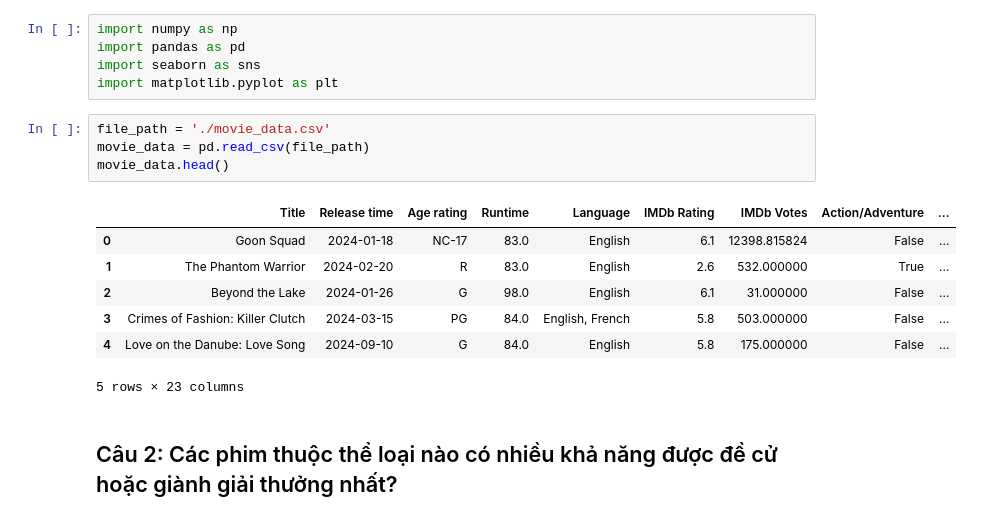
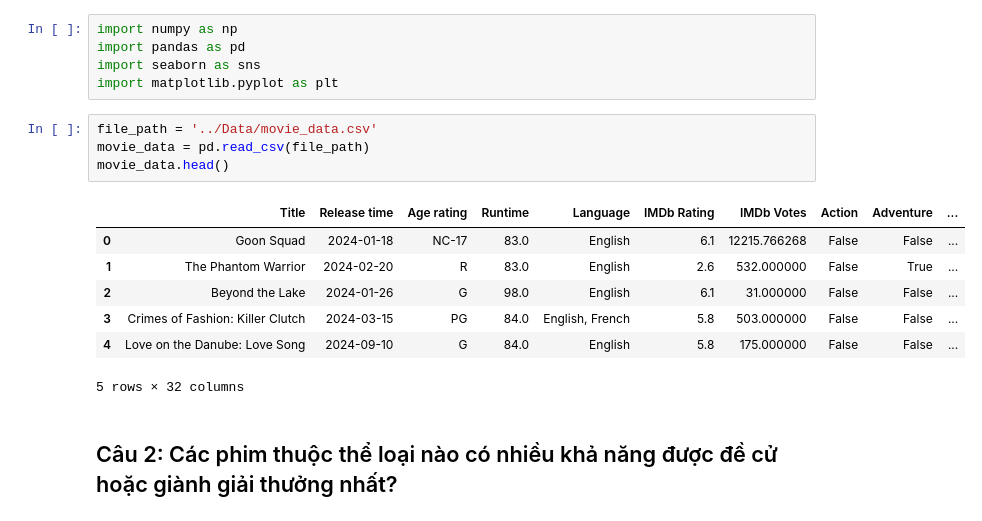
Before and after one commit to alpaca3000/IntroToDS, a Jupyter notebook: Source_codes/AnsweringQuestion_2.ipynb, the cells around one changed output. Cells and saved outputs as stored; diff of their text form.

```diff
--- a/Source_codes/AnsweringQuestion_2.ipynb
+++ b/Source_codes/AnsweringQuestion_2.ipynb
@@ -6,17 +6,17 @@ import pandas as pd
 import seaborn as sns
 import matplotlib.pyplot as plt
 # %%
-file_path = './movie_data.csv'
+file_path = '../Data/movie_data.csv'
 movie_data = pd.read_csv(file_path)
 movie_data.head()
 # %% [output]
-|  | Title | Release time | Age rating | Runtime | Language | IMDb Rating | IMDb Votes | Action/Adventure | ... |
-| 0 | Goon Squad | 2024-01-18 | NC-17 | 83.0 | English | 6.1 | 12398.815824 | False | ... |
-| 1 | The Phantom Warrior | 2024-02-20 | R | 83.0 | English | 2.6 | 532.000000 | True | ... |
-| 2 | Beyond the Lake | 2024-01-26 | G | 98.0 | English | 6.1 | 31.000000 | False | ... |
-| 3 | Crimes of Fashion: Killer Clutch | 2024-03-15 | PG | 84.0 | English, French | 5.8 | 503.000000 | False | ... |
-| 4 | Love on the Danube: Love Song | 2024-09-10 | G | 84.0 | English | 5.8 | 175.000000 | False | ... |
+|  | Title | Release time | Age rating | Runtime | Language | IMDb Rating | IMDb Votes | Action | Adventure | ... |
+| 0 | Goon Squad | 2024-01-18 | NC-17 | 83.0 | English | 6.1 | 12215.766268 | False | False | ... |
+| 1 | The Phantom Warrior | 2024-02-20 | R | 83.0 | English | 2.6 | 532.000000 | False | True | ... |
+| 2 | Beyond the Lake | 2024-01-26 | G | 98.0 | English | 6.1 | 31.000000 | False | False | ... |
+| 3 | Crimes of Fashion: Killer Clutch | 2024-03-15 | PG | 84.0 | English, French | 5.8 | 503.000000 | False | False | ... |
+| 4 | Love on the Danube: Love Song | 2024-09-10 | G | 84.0 | English | 5.8 | 175.000000 | False | False | ... |
-5 rows × 23 columns
+5 rows × 32 columns
 # %% [markdown]
 ## Câu 2: Các phim thuộc thể loại nào có nhiều khả năng được đề cử hoặc giành giải thưởng nhất?
 # %% [markdown]
```
Also changed, not shown: parts of 3 cells of this notebook.
